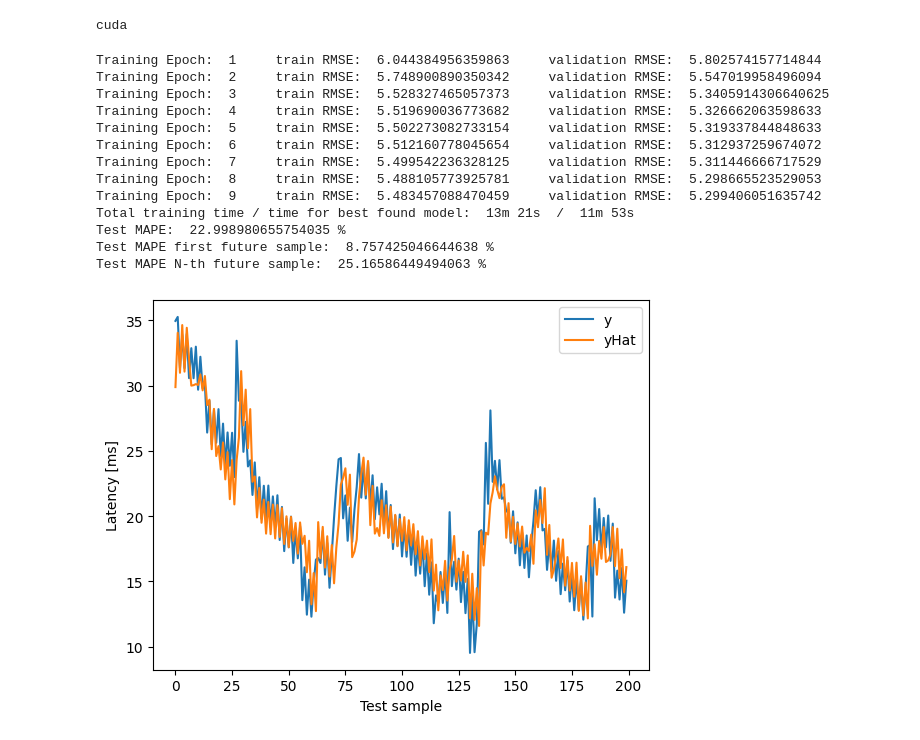
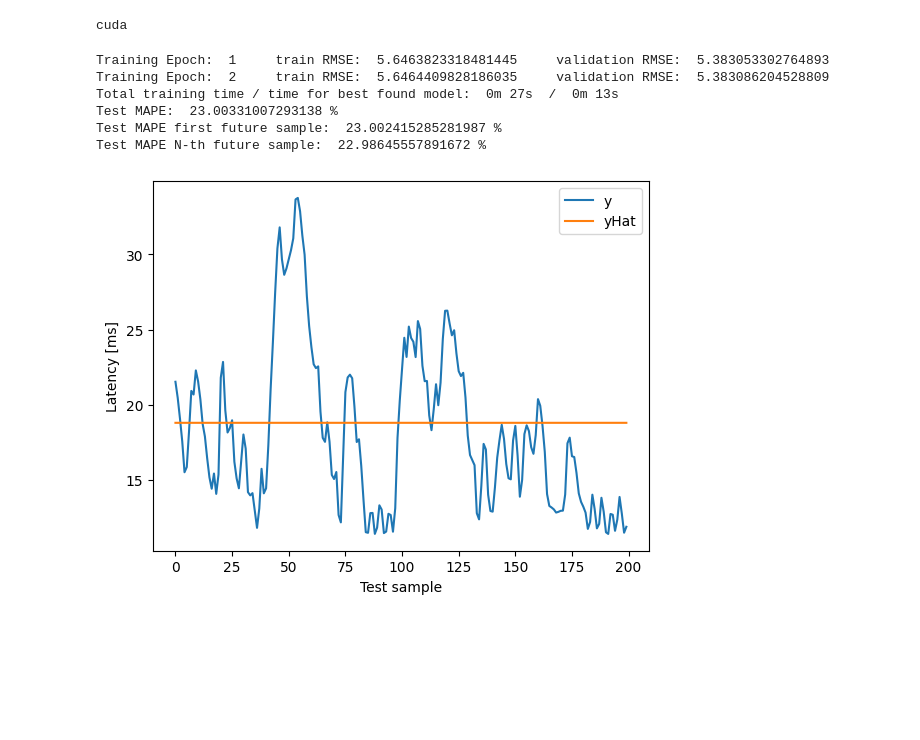
Before and after one commit to 5G-Latency-Prediction-Project/Advanced_Time-_Series, a Jupyter notebook: EQ2445.ipynb, the cells around one changed output. Saved outputs shown, nothing was run; the diff lists cells and outputs as text; code cells hidden in the pictures; blank space fills up the shorter version.

```diff
--- a/EQ2445.ipynb
+++ b/EQ2445.ipynb
@@ -122,11 +122,12 @@ def plotTimeseries(timeseries):
     plt.grid(True)
     plt.show()
 
-def readCSV(fileName):
+def readCSV():
     timeseries = list()
-    dataFrame = pd.read_csv("Data/" + fileName)
+    dataFrame = pd.read_csv("/content/drive/My Drive/LatencyData/w15r5.csv")
     y = dataFrame["0"]
-    return y.to_numpy()
+    y = y.to_numpy()
+    return y[200:] #Drop first 1000 samples  for w15, subsampled by factor 5 -> drop 200 first for w15r5
 
 def splitTimeseries(timeseries, partition):
     timeseries1 = timeseries[:int(len(timeseries)*partition)]
@@ -174,7 +175,7 @@ def trainModel(model, XTrain, yTrain, XVal, yVal, previousSamples, futureSamples
     dataLoader = data.DataLoader(data.TensorDataset(XTrain, yTrain), shuffle=False, batch_size=16)
     XTrain = XTrain.to("cpu")
     yTrain = yTrain.to("cpu")
-    trainingEpochs = 30
+    trainingEpochs = 50
     bestValRMSE = 500
     for epoch in range(trainingEpochs):
         model.train()
@@ -196,7 +197,7 @@ def trainModel(model, XTrain, yTrain, XVal, yVal, previousSamples, futureSamples
                 if valRMSE < bestValRMSE:
                     bestModelTime = datetime.datetime.now()
                     bestValRMSE = valRMSE
-                    torch.save(model, "/content/drive/My Drive/GRUModels/30.pth")
+                    torch.save(model, "/content/drive/My Drive/GRUSubSampled/11.pth")
                 else:
                     #When validation loss do not decrease - stop.
                     #This might be a bit early, however it minimize required training time and the performance loss is not substantial
@@ -208,7 +209,7 @@ def trainModel(model, XTrain, yTrain, XVal, yVal, previousSamples, futureSamples
 
 def DisplayPerformance(model, XTest, yTest):
     if model == None:
-        model = torch.load("/content/drive/My Drive/GRUModels/30.pth")
+        model = torch.load("/content/drive/My Drive/GRUSubSampled/11.pth")
     model.eval()
     model.cpu()
     lossFunction = nn.MSELoss()
@@ -235,33 +236,27 @@ def DisplayPerformance(model, XTest, yTest):
     plt.show()
 # %%
 #Use measurement from session 13 with lowest outlier percentage
-timeseries, Fs = readLatency()
+#timeseries, Fs = readLatency()
 #timeseries = subSample(timeseries, 182) #each sample now is average latency for a second of measurements
 #plotTimeseries(timeseries)
+timeseries = readCSV() #reads window 15 rate 5 (w15r5) or window 15 (w15) (no subsampling!)
 trainTimeseries, validationTimeseries, testTimeseries = preProcess(timeseries)
 previousSamples = 10
-futureSamples = 190
+futureSamples = 50
 #model = CNNModel(previousSamples, futureSamples)
 #model = LinearModel(previousSamples, futureSamples)
-model = GRUModel(previousSamples, futureSamples, nodesPerLayer = 50, layers = 2, dropout_prob = 0.5).to(device)
-#model = LSTMModel(previousSamples, futureSamples, nodesPerLayer = 50, layers = 4, dropout_prob = 0.5).to(device)
+model = GRUModel(previousSamples, futureSamples, nodesPerLayer = 60, layers = 1, dropout_prob = 0).to(device)
+#model = LSTMModel(previousSamples, futureSamples, nodesPerLayer = 50, layers = 1, dropout_prob = 0).to(device)
 XTrain, yTrain = createDataset(trainTimeseries, previousSamples, futureSamples, device)
 XVal, yVal = createDataset(validationTimeseries, previousSamples, futureSamples, "cpu")
 XTest, yTest = createDataset(testTimeseries, previousSamples, futureSamples, "cpu")
 model = trainModel(model, XTrain, yTrain, XVal, yVal, previousSamples, futureSamples)
 DisplayPerformance(None, XTest, yTest)
 # %% [output]
-Training Epoch:  1     train RMSE:  6.044384956359863     validation RMSE:  5.802574157714844
-Training Epoch:  2     train RMSE:  5.748900890350342     validation RMSE:  5.547019958496094
-Training Epoch:  3     train RMSE:  5.528327465057373     validation RMSE:  5.3405914306640625
-Training Epoch:  4     train RMSE:  5.519690036773682     validation RMSE:  5.326662063598633
-Training Epoch:  5     train RMSE:  5.502273082733154     validation RMSE:  5.319337844848633
-Training Epoch:  6     train RMSE:  5.512160778045654     validation RMSE:  5.312937259674072
-Training Epoch:  7     train RMSE:  5.499542236328125     validation RMSE:  5.311446666717529
-Training Epoch:  8     train RMSE:  5.488105773925781     validation RMSE:  5.298665523529053
-Training Epoch:  9     train RMSE:  5.483457088470459     validation RMSE:  5.299406051635742
-Total training time / time for best found model:  13m 21s  /  11m 53s
-Test MAPE:  22.998980655754035 %
-Test MAPE first future sample:  8.757425046644638 %
-Test MAPE N-th future sample:  25.16586449494063 %
+Training Epoch:  1     train RMSE:  5.6463823318481445     validation RMSE:  5.383053302764893
+Training Epoch:  2     train RMSE:  5.6464409828186035     validation RMSE:  5.383086204528809
+Total training time / time for best found model:  0m 27s  /  0m 13s
+Test MAPE:  23.00331007293138 %
+Test MAPE first future sample:  23.002415285281987 %
+Test MAPE N-th future sample:  22.98645557891672 %
-[figure, old version]
+[figure, new version]
```
Also changed, not shown: 8 other files.
